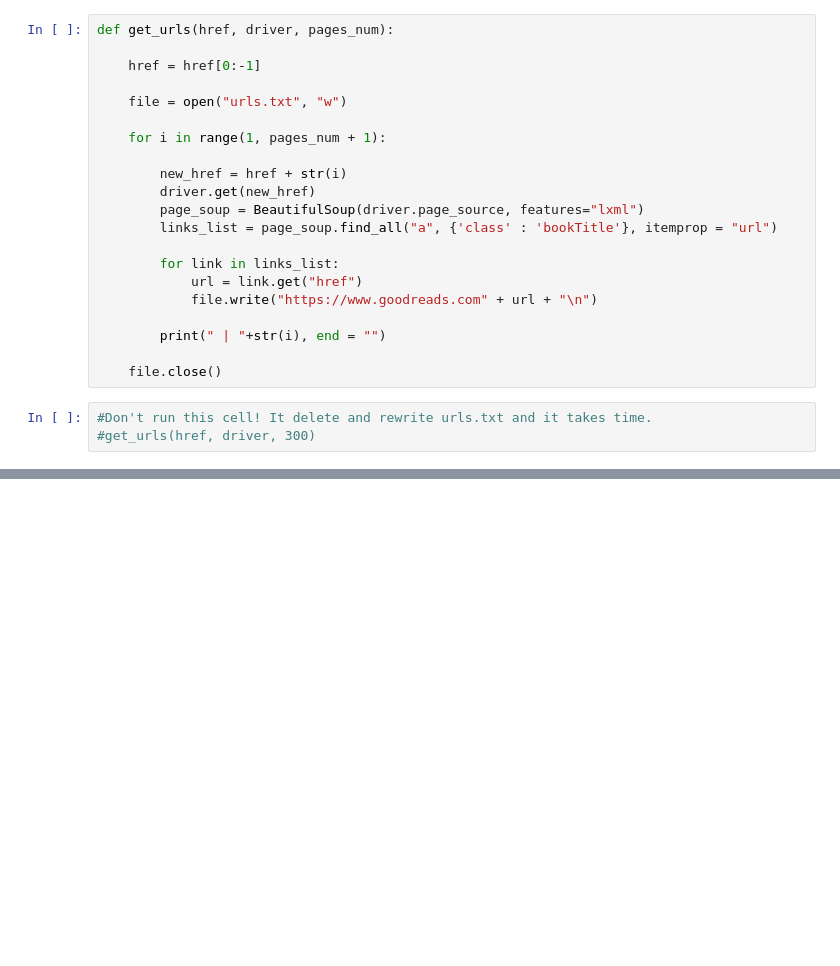
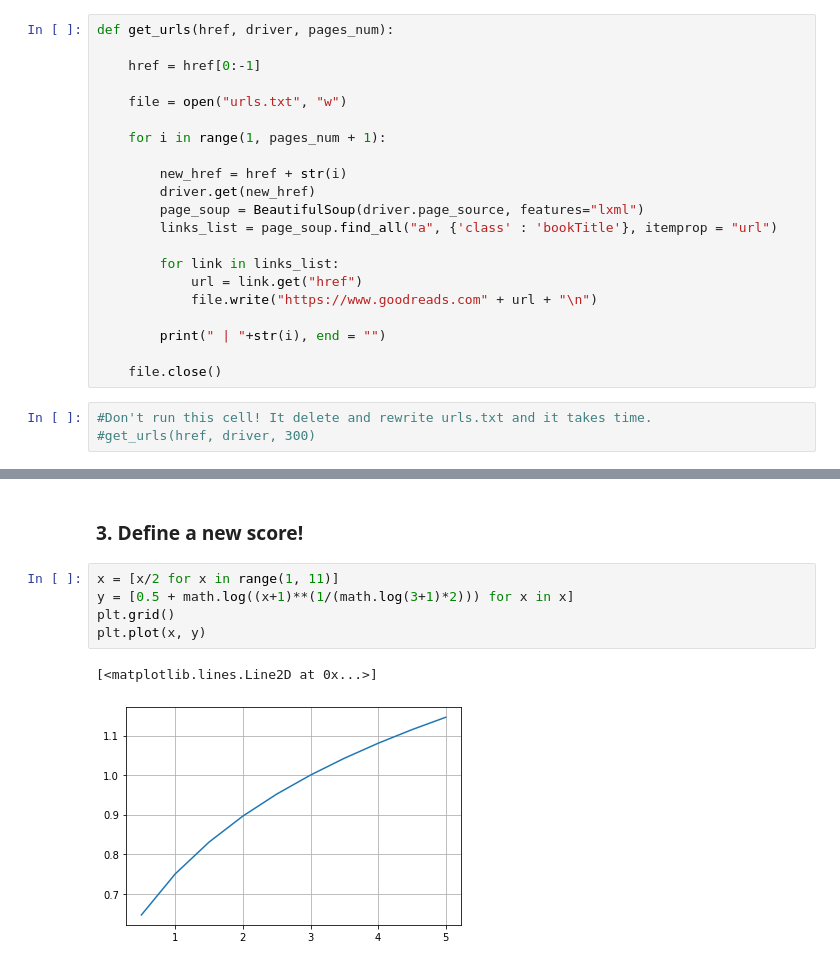
Before and after one commit to MicheleAmoroso/ADM-Homework-3, a Jupyter notebook: Homework3-MICHELE.ipynb, the cells around one changed output, grey strips where cells are left out. Saved outputs shown, nothing was run; the diff lists cells and outputs as text; blank space fills up the shorter version.

```diff
--- a/Homework3-MICHELE.ipynb
+++ b/Homework3-MICHELE.ipynb
@@ -73,0 +829,10 @@ download_htmls(href, driver, 101, 200)
+# %% [markdown]
+### 3. Define a new score!
+# %%
+x = [x/2 for x in range(1, 11)]
+y = [0.5 + math.log((x+1)**(1/(math.log(3+1)*2))) for x in x]
+plt.grid()
+plt.plot(x, y)
+# %% [output]
+[<matplotlib.lines.Line2D at 0x...>]
+[figure, added]
```
Also changed, not shown: parts of 35 cells of this notebook, 3 other files.
